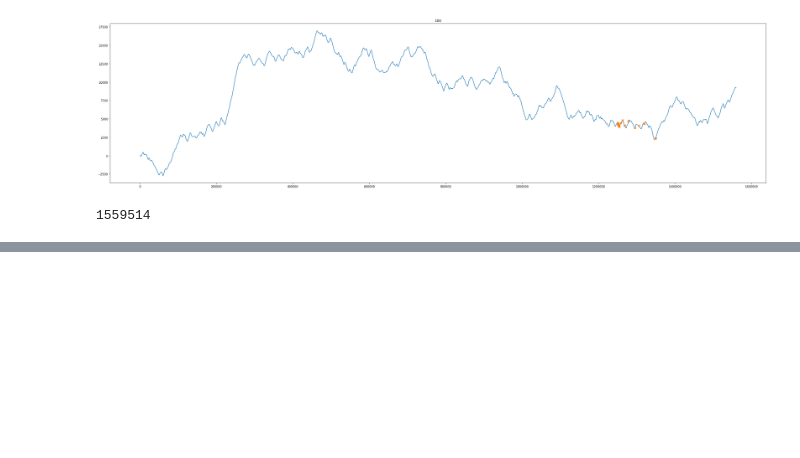
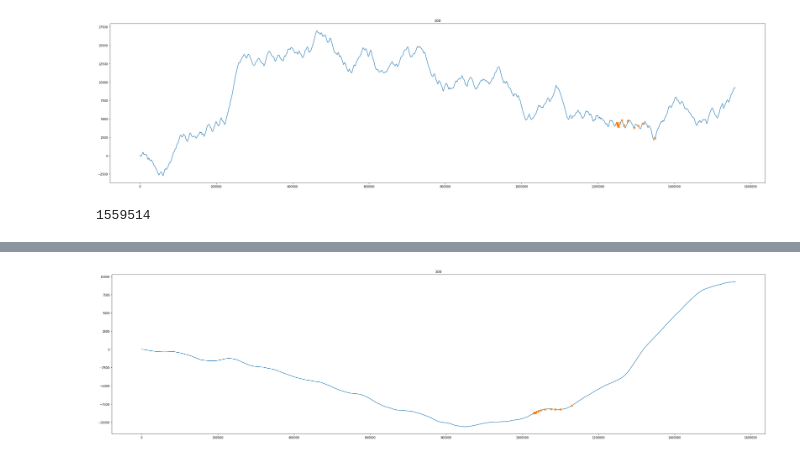
Before and after one commit to MohammedAlJaff/orite, a Jupyter notebook: density_max_combo.ipynb, the cells around one changed output, grey strips where cells are left out. Saved outputs shown, nothing was run; the diff lists cells and outputs as text; code cells hidden in the pictures; blank space fills up the shorter version.

```diff
--- a/density_max_combo.ipynb
+++ b/density_max_combo.ipynb
@@ -222,0 +237,4 @@ len(max_cgc)
+# %%
+orite.plot_region_list(dopest_regions, m100k[1],rotated=True)
+# %% [output]
+[figure, added]
```
Also changed, not shown: parts of 13 cells of this notebook, 1 other file.
